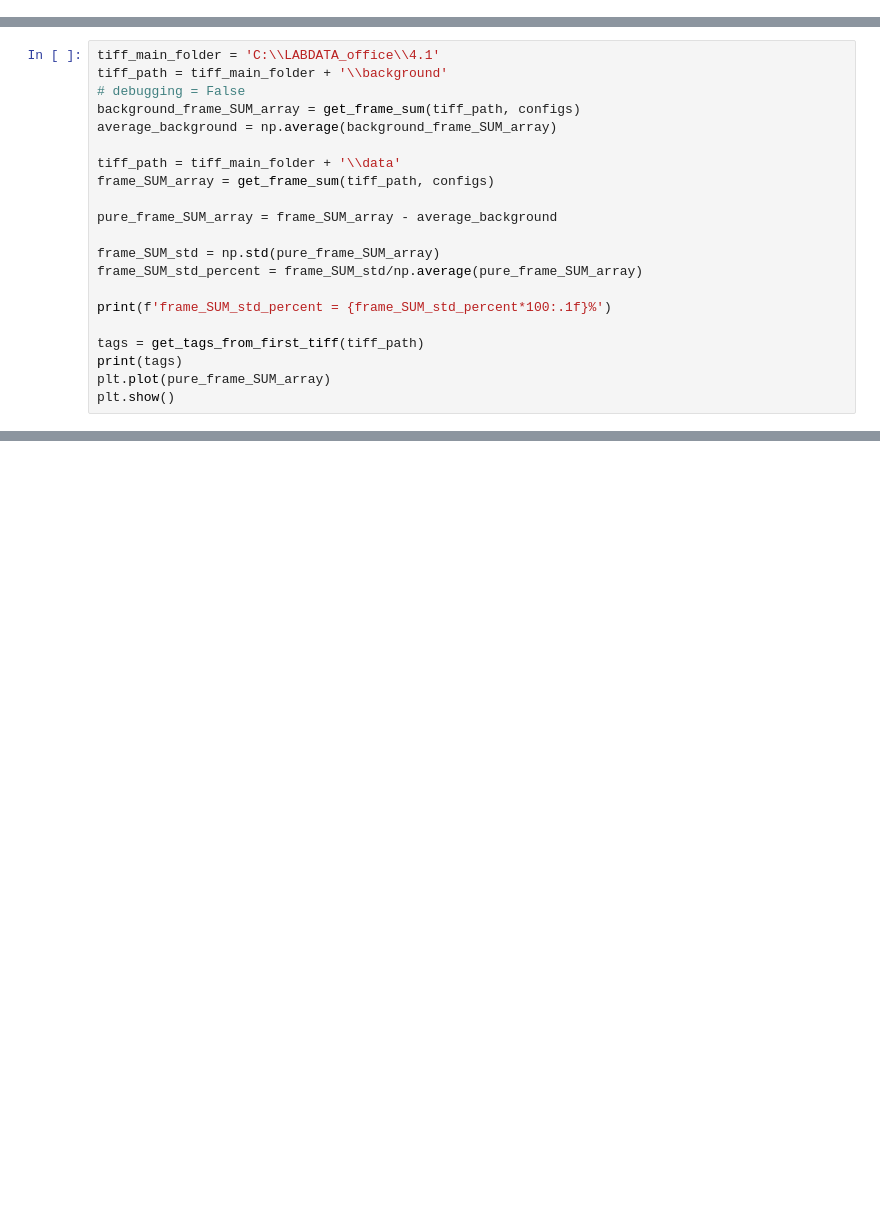
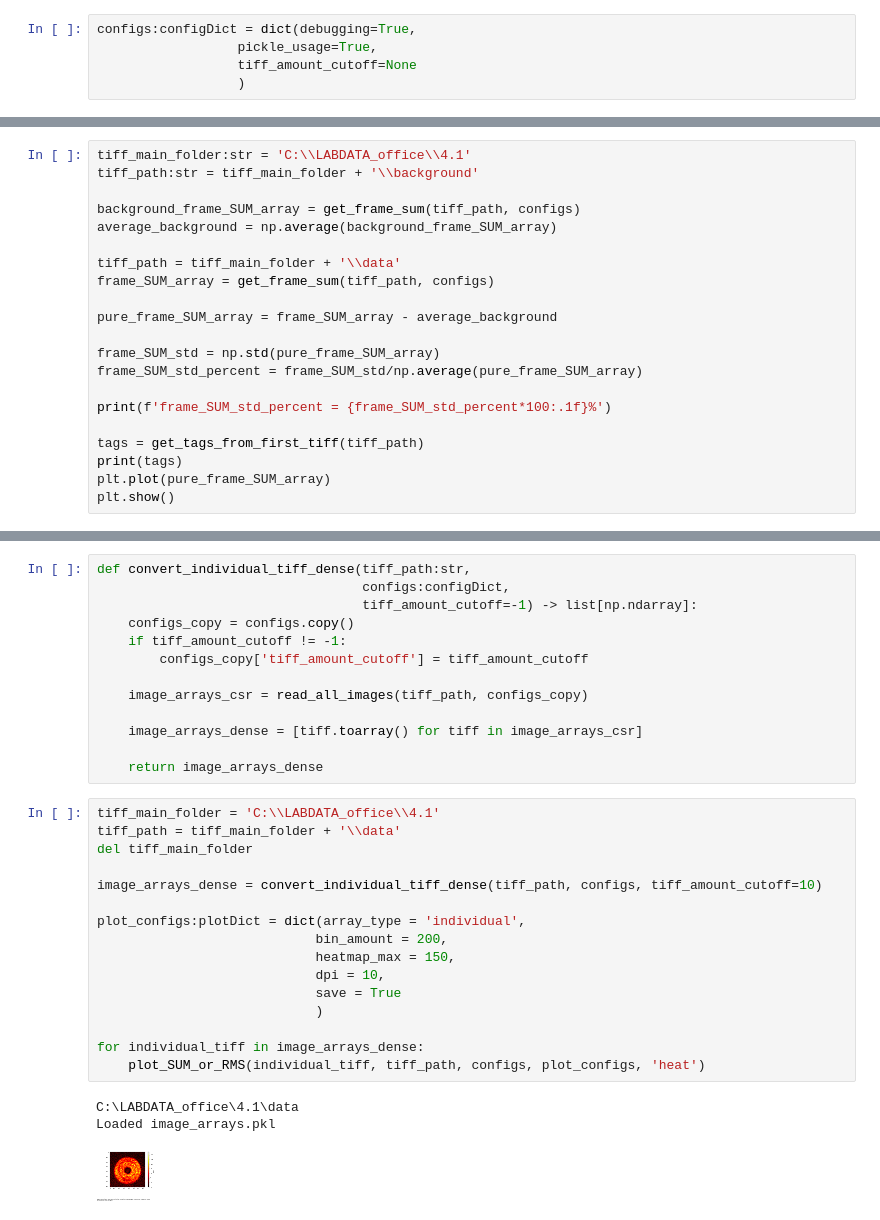
Before and after one commit to Siin42/qCMOS, a Jupyter notebook: frame_sum.ipynb, the cells around one changed output, grey strips where cells are left out. Saved outputs shown, nothing was run; the diff lists cells and outputs as text; blank space fills up the shorter version.

Commit message:
added tiff_amount_cutoff to read_all_images() in the case of reading pickle; Used type hints; add notes for some functions; packed some plot options to plot_configs.

```diff
--- a/frame_sum.ipynb
+++ b/frame_sum.ipynb
@@ -13,2 +9,7 @@ configs = dict(debugging=False,
+# %%
+configs:configDict = dict(debugging=True,
+                  pickle_usage=True,
+                  tiff_amount_cutoff=None
+                  )
 # %%
 @timer_decorator(configs)
@@ -47,9 +46,9 @@ def get_frame_sum(tiff_path, configs):
 
     return frame_sum_array
 # %%
-tiff_main_folder = 'C:\\LABDATA_office\\4.1'
-tiff_path = tiff_main_folder + '\\background'
-# debugging = False
+tiff_main_folder:str = 'C:\\LABDATA_office\\4.1'
+tiff_path:str = tiff_main_folder + '\\background'
+
 background_frame_SUM_array = get_frame_sum(tiff_path, configs)
 average_background = np.average(background_frame_SUM_array)
 
@@ -75,0 +85,33 @@ frame_SUM_std_percent = 12.2%
+# %%
+def convert_individual_tiff_dense(tiff_path:str,
+                                  configs:configDict,
+                                  tiff_amount_cutoff=-1) -> list[np.ndarray]:
+    configs_copy = configs.copy()
+    if tiff_amount_cutoff != -1:
+        configs_copy['tiff_amount_cutoff'] = tiff_amount_cutoff
+
+    image_arrays_csr = read_all_images(tiff_path, configs_copy)
+
+    image_arrays_dense = [tiff.toarray() for tiff in image_arrays_csr]
+
+    return image_arrays_dense
+# %%
+tiff_main_folder = 'C:\\LABDATA_office\\4.1'
+tiff_path = tiff_main_folder + '\\data'
+del tiff_main_folder
+
+image_arrays_dense = convert_individual_tiff_dense(tiff_path, configs, tiff_amount_cutoff=10)
+
+plot_configs:plotDict = dict(array_type = 'individual',
+                            bin_amount = 200,
+                            heatmap_max = 150,
+                            dpi = 10,
+                            save = True
+                            )
+
+for individual_tiff in image_arrays_dense:
+    plot_SUM_or_RMS(individual_tiff, tiff_path, configs, plot_configs, 'heat')
+# %% [output]
+C:\LABDATA_office\4.1\data
+Loaded image_arrays.pkl
+[figure, added]
```
Also changed, not shown: parts of 5 cells of this notebook, 4 other files.
